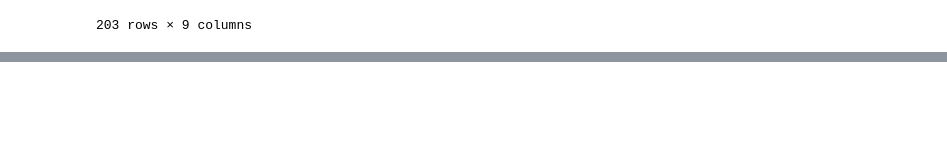
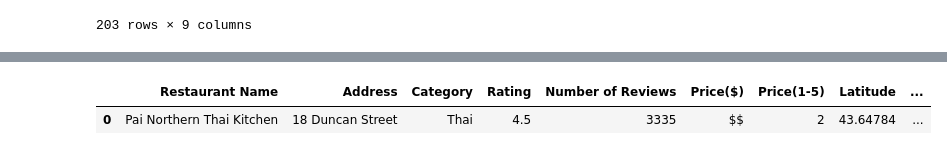
Before and after one commit to AlanDeng7/Module-7-Project1, a Jupyter notebook: Code_Alan/Question2.ipynb, the cells around one changed output, grey strips where cells are left out. Cells and saved outputs as stored; diff of their text form; code cells hidden in the pictures; blank space fills up the shorter version.

```diff
--- a/Code_Alan/Question2.ipynb
+++ b/Code_Alan/Question2.ipynb
@@ -220,0 +240,6 @@ ax_van = categ_van[0:10].plot.barh(x="Category", y="Rating",xlim = [0,55],alpha
+# %%
+Best_tor = tor_df[(tor_df["Price(1-5)"]==2) & (tor_df["Rating"]==4.5) & (tor_df["Number of Reviews"]>3000)]
+Best_tor
+# %% [output]
+|  | Restaurant Name | Address | Category | Rating | Number of Reviews | Price($) | Price(1-5) | Latitude | ... |
+| 0 | Pai Northern Thai Kitchen | 18 Duncan Street | Thai | 4.5 | 3335 | $$ | 2 | 43.64784 | ... |
```
Also changed, not shown: parts of 7 cells of this notebook.
